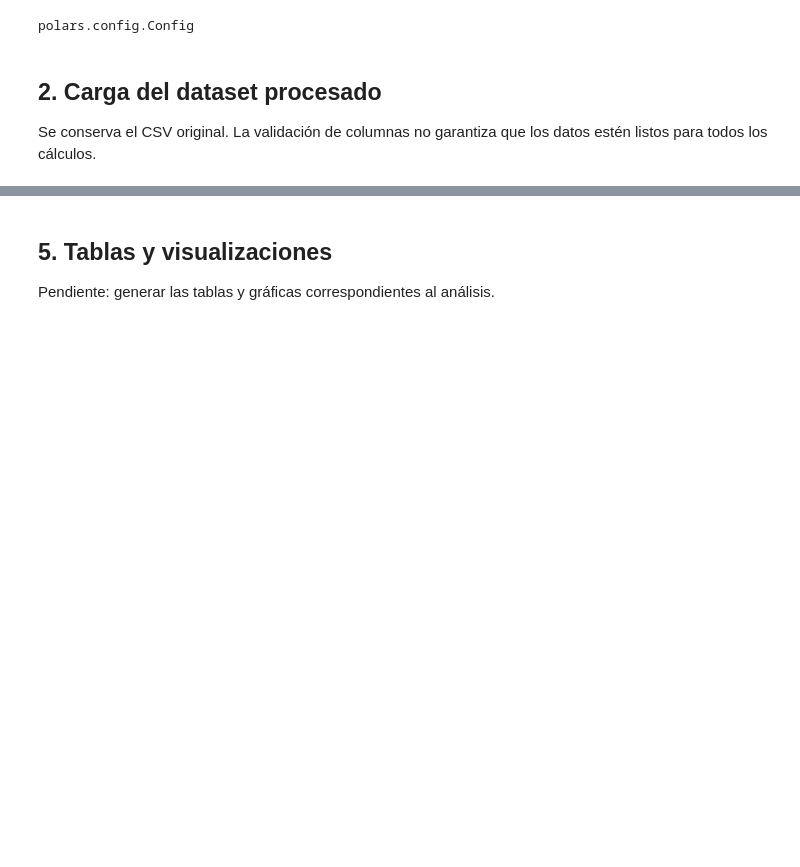
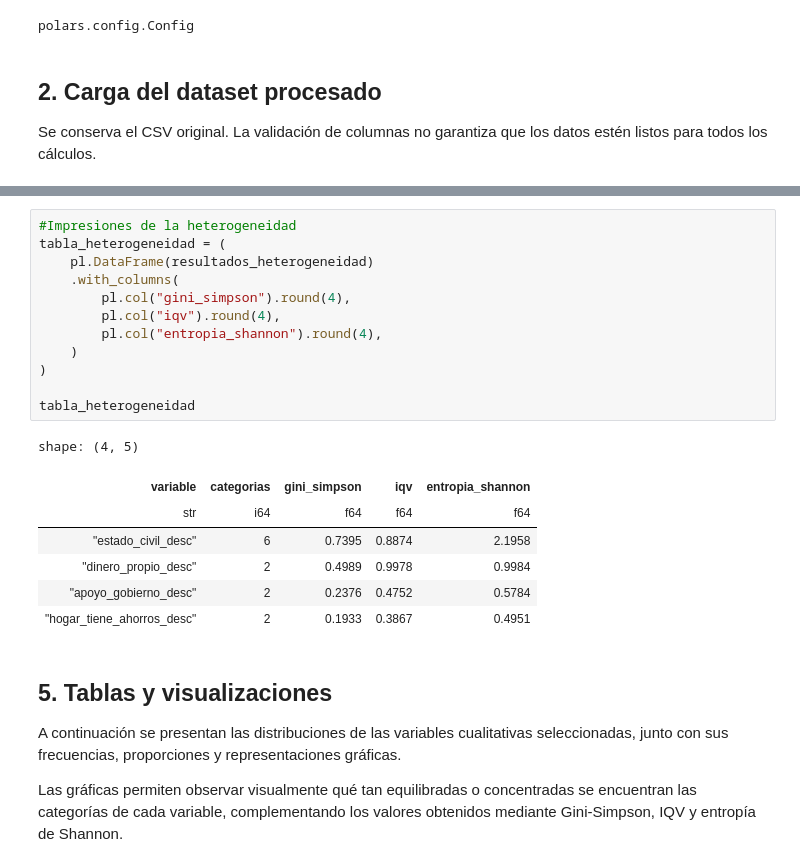
Before and after one commit to Drieveal14/Practica-04-Medidas-de-Concentracion-Heterogenidad-Gini-y-Entropia, a Jupyter notebook: notebooks/medidas_de_heteregionidad.ipynb, the cells around one changed output, grey strips where cells are left out. Drawn from its saved outputs; the diff is of its cells as text; blank space fills up the shorter version.

```diff
--- a/notebooks/medidas_de_heteregionidad.ipynb
+++ b/notebooks/medidas_de_heteregionidad.ipynb
@@ -134,4 +180,30 @@ Pendiente: implementar las medidas en funciones reutilizables de `src/statistics
+# %%
+#Impresiones de la heterogeneidad
+tabla_heterogeneidad = (
+    pl.DataFrame(resultados_heterogeneidad)
+    .with_columns(
+        pl.col("gini_simpson").round(4),
+        pl.col("iqv").round(4),
+        pl.col("entropia_shannon").round(4),
+    )
+)
+
+tabla_heterogeneidad
+# %% [output]
+shape: (4, 5)
+| variable | categorias | gini_simpson | iqv | entropia_shannon |
+| str | i64 | f64 | f64 | f64 |
+| "estado_civil_desc" | 6 | 0.7395 | 0.8874 | 2.1958 |
+| "dinero_propio_desc" | 2 | 0.4989 | 0.9978 | 0.9984 |
+| "apoyo_gobierno_desc" | 2 | 0.2376 | 0.4752 | 0.5784 |
+| "hogar_tiene_ahorros_desc" | 2 | 0.1933 | 0.3867 | 0.4951 |
 # %% [markdown]
 ## 5. Tablas y visualizaciones
 
-Pendiente: generar las tablas y gráficas correspondientes al análisis.
+A continuación se presentan las distribuciones de las variables cualitativas
+seleccionadas, junto con sus frecuencias, proporciones y representaciones
+gráficas.
+
+Las gráficas permiten observar visualmente qué tan equilibradas o concentradas
+se encuentran las categorías de cada variable, complementando los valores
+obtenidos mediante Gini-Simpson, IQV y entropía de Shannon.
```
Also changed, not shown: parts of 7 cells of this notebook, 1 other file.
